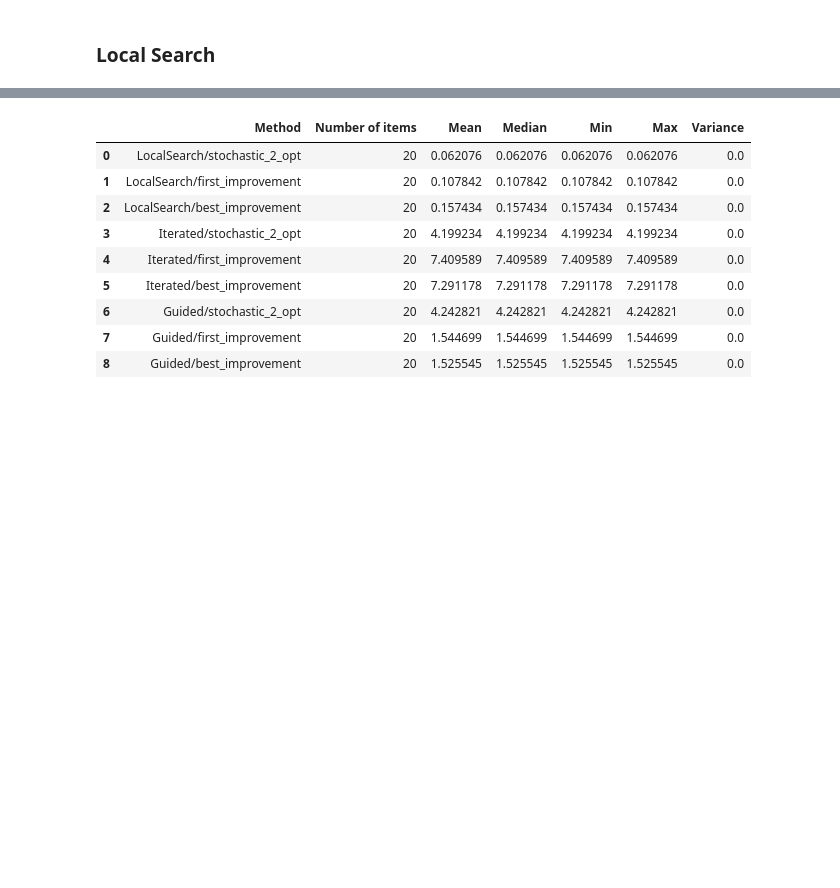
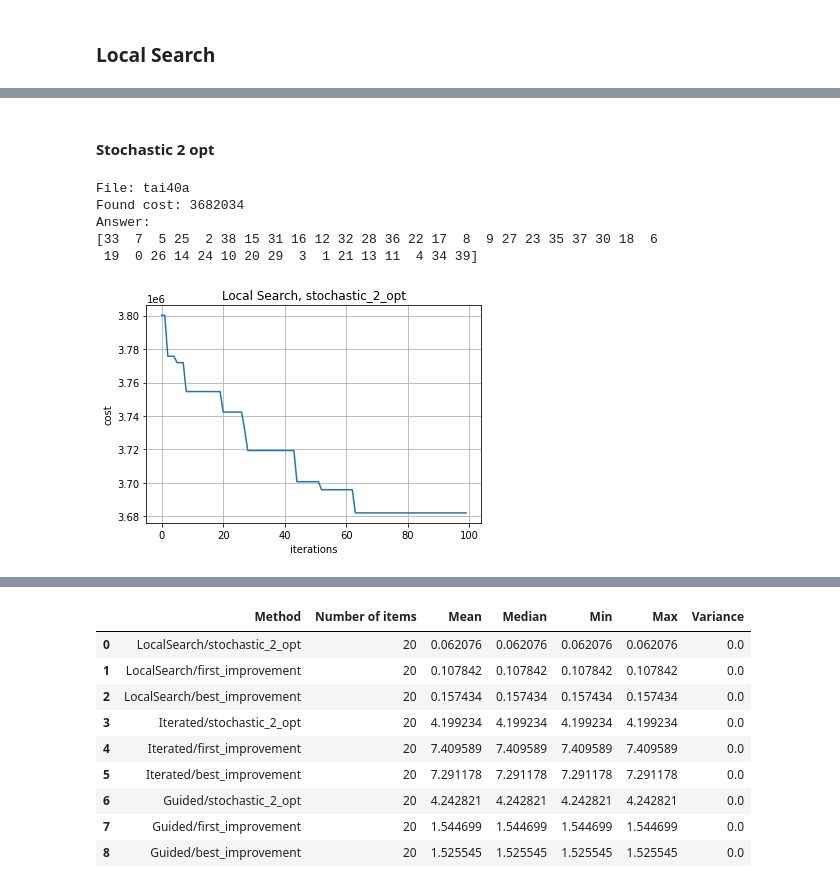
Before and after one commit to kislN/QuadraticAssignmentProblem, a Jupyter notebook: report.ipynb, the cells around one changed output, grey strips where cells are left out. Cells and saved outputs as stored; diff of their text form; code cells hidden in the pictures; blank space fills up the shorter version.

```diff
--- a/report.ipynb
+++ b/report.ipynb
@@ -30,0 +59,15 @@ tai80a  is loaded!
+# %% [markdown]
+#### Stochastic 2 opt
+# %%
+data = get_case(os.path.join(root, paths[1]))
+exp = LocalSearch(*data.values())
+answer = exp.run('stochastic_2_opt')
+print(f'File: {paths[1]}\nFound cost: {exp.cost_fun.tolist()}\nAnswer:\n{answer}')
+exp.plot('Local Search, stochastic_2_opt')
+# %% [output]
+File: tai40a
+Found cost: 3682034
+Answer:
+[33  7  5 25  2 38 15 31 16 12 32 28 36 22 17  8  9 27 23 35 37 30 18  6
+ 19  0 26 14 24 10 20 29  3  1 21 13 11  4 34 39]
+[figure, added]
```
Also changed, not shown: parts of 13 cells of this notebook, 4 other files.
